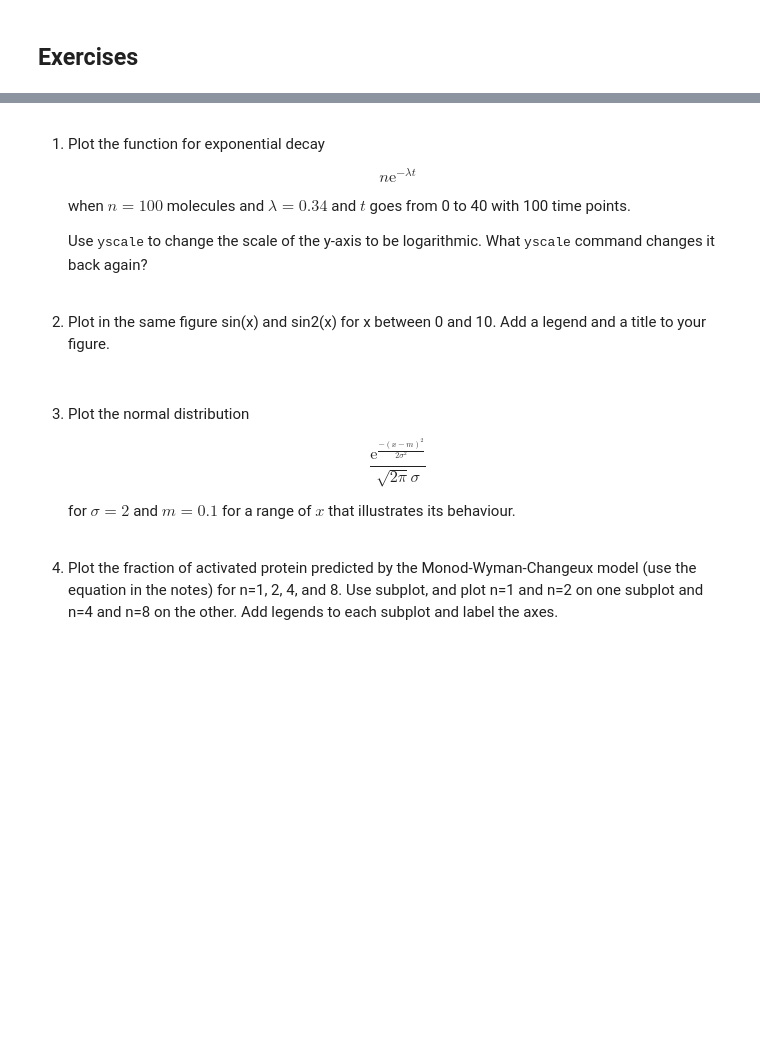
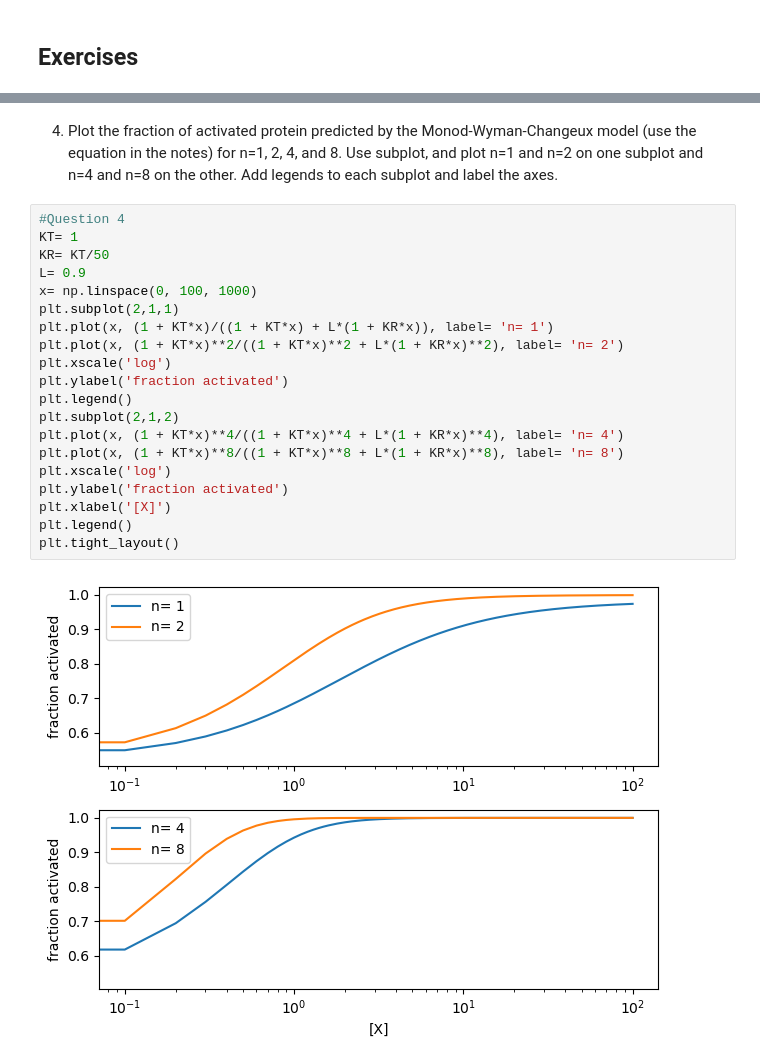
Before and after one commit to B218088-2022/PSB_2023, a Jupyter notebook: jupyter_examples/week2_plotting.ipynb, the cells around one changed output, grey strips where cells are left out. Drawn from its saved outputs; the diff is of its cells as text; blank space fills up the shorter version.

```diff
--- a/jupyter_examples/week2_plotting.ipynb
+++ b/jupyter_examples/week2_plotting.ipynb
@@ -78,21 +131,25 @@ at these points and choose a suitable <tt>xscale</tt> to display the results.
 # %% [markdown]
-1. Plot the function for exponential decay
-
-    $$ n \textrm{e}^{-\lambda t} $$
-
-    when $n= 100$ molecules and $\lambda= 0.34$ and $t$ goes from 0 to 40 with 100 time points.
-
-    Use <tt>yscale</tt> to change the scale of the y-axis to be logarithmic. What <tt>yscale</tt> command changes it back again?
-<br>
-
-2. Plot in the same figure sin(x) and sin2(x) for x between 0 and 10. Add a legend and a title to your figure.
-<br>
-
-3. Plot the normal distribution
-
-    $$\frac{\textrm{e}^\frac{-(x - m)^2}{2 \sigma^2}}{\sqrt{2\pi} \sigma}$$
-
-    for $\sigma= 2$ and $m= 0.1$ for a range of $x$ that illustrates its behaviour.
-<br>
 
 4. Plot the fraction of activated protein predicted by the Monod-Wyman-Changeux model (use the equation in the notes) for n=1, 2, 4, and 8. Use subplot, and plot n=1 and n=2 on one subplot and n=4 and n=8 on the other. Add legends to each subplot and label the axes.
+# %%
+#Question 4
+KT= 1
+KR= KT/50
+L= 0.9
+x= np.linspace(0, 100, 1000)
+plt.subplot(2,1,1)
+plt.plot(x, (1 + KT*x)/((1 + KT*x) + L*(1 + KR*x)), label= 'n= 1')
+plt.plot(x, (1 + KT*x)**2/((1 + KT*x)**2 + L*(1 + KR*x)**2), label= 'n= 2')
+plt.xscale('log')
+plt.ylabel('fraction activated')
+plt.legend()
+plt.subplot(2,1,2)
+plt.plot(x, (1 + KT*x)**4/((1 + KT*x)**4 + L*(1 + KR*x)**4), label= 'n= 4')
+plt.plot(x, (1 + KT*x)**8/((1 + KT*x)**8 + L*(1 + KR*x)**8), label= 'n= 8')
+plt.xscale('log')
+plt.ylabel('fraction activated')
+plt.xlabel('[X]')
+plt.legend()
+plt.tight_layout()
+# %% [output]
+[figure, added]
```
Also changed, not shown: parts of 6 cells of this notebook, 12 other files.
